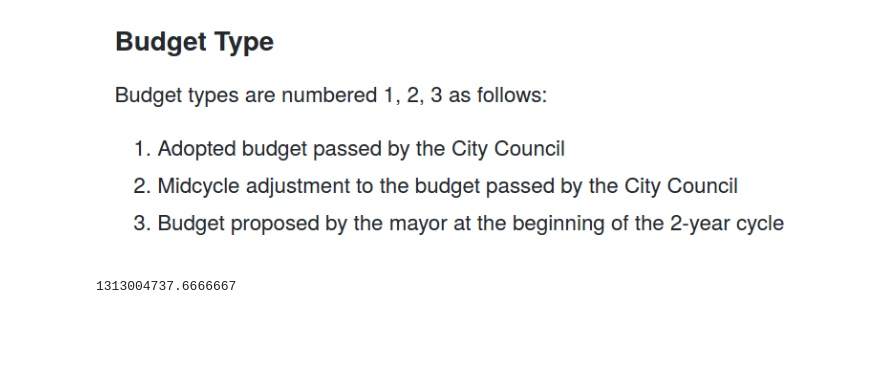
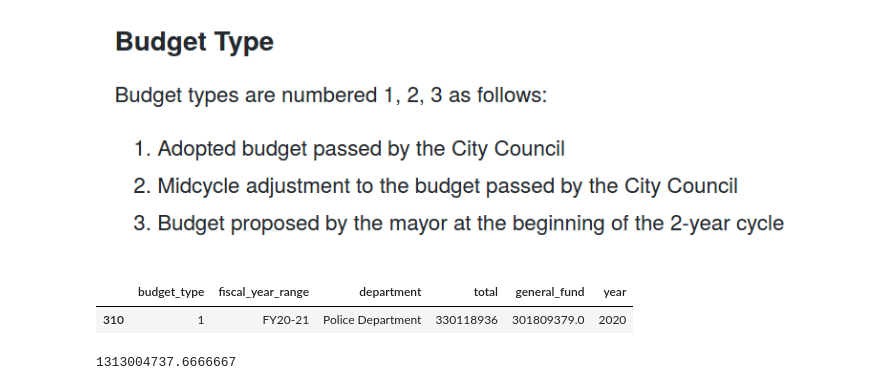
Before and after one commit to sfbrigade/datasci-police-budget, a Jupyter notebook: oaklanddataset/DRC_police_budgets.ipynb, the cells around one changed output. Drawn from its saved outputs; the diff is of its cells as text; code cells hidden in the pictures; blank space fills up the shorter version.

```diff
--- a/oaklanddataset/DRC_police_budgets.ipynb
+++ b/oaklanddataset/DRC_police_budgets.ipynb
@@ -27,6 +27,12 @@ year_mapper = {'FY13-14': 2013, 'FY15-16': 2015, 'FY17-18': 2017, 'FY19-20': 201
 oakland_historical_budgets['year'] = oakland_historical_budgets.fiscal_year_range.map(year_mapper)
 # %% [markdown]
 ![image.png](attachment:image.png)
+# %%
+d = oakland_historical_budgets[oakland_historical_budgets.year == 2020]
+d[d.department == 'Police Department']
+# %% [output]
+|  | budget_type | fiscal_year_range | department | total | general_fund | year |
+| 310 | 1 | FY20-21 | Police Department | 330118936 | 301809379.0 | 2020 |
 # %%
 # Take only the adopted budget
 adopted_budgets = oakland_historical_budgets[oakland_historical_budgets.budget_type == 1]
```
Also changed, not shown: parts of 10 cells of this notebook, 1 other file.
